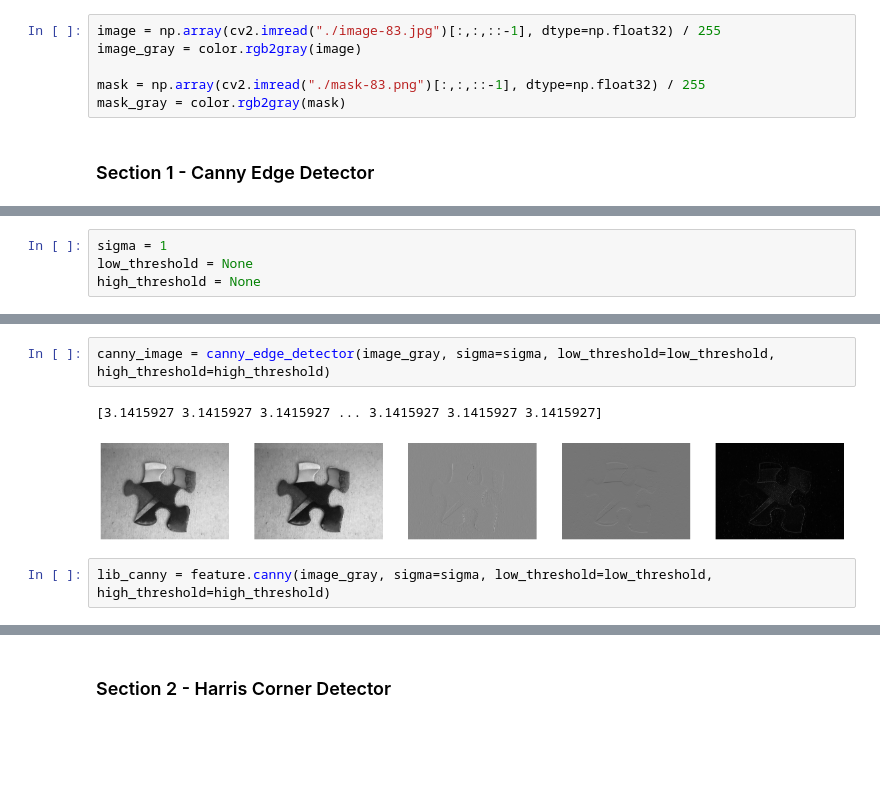
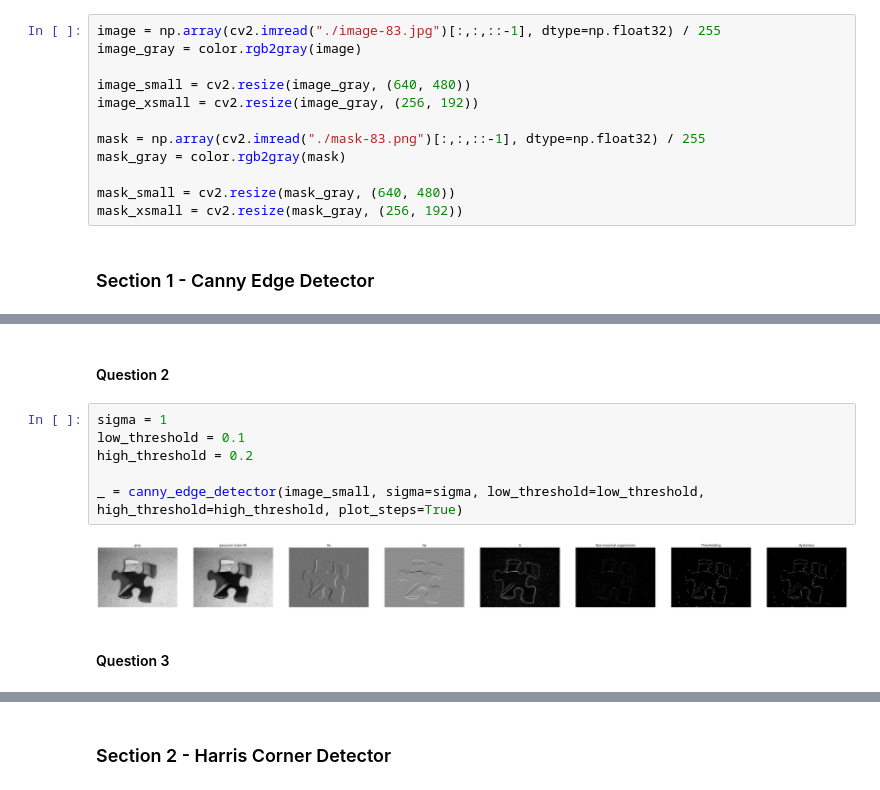
Before and after one commit to mamello-justice/computer-vision, a Jupyter notebook: Lab 4/Lab 4.ipynb, the cells around one changed output, grey strips where cells are left out. Drawn from its saved outputs; the diff is of its cells as text; blank space fills up the shorter version.

```diff
--- a/Lab 4/Lab 4.ipynb
+++ b/Lab 4/Lab 4.ipynb
@@ -16,7 +16,13 @@ import matplotlib.pyplot as plt
 image = np.array(cv2.imread("./image-83.jpg")[:,:,::-1], dtype=np.float32) / 255
 image_gray = color.rgb2gray(image)
 
+image_small = cv2.resize(image_gray, (640, 480))
+image_xsmall = cv2.resize(image_gray, (256, 192))
+
 mask = np.array(cv2.imread("./mask-83.png")[:,:,::-1], dtype=np.float32) / 255
 mask_gray = color.rgb2gray(mask)
+
+mask_small = cv2.resize(mask_gray, (640, 480))
+mask_xsmall = cv2.resize(mask_gray, (256, 192))
 # %% [markdown]
 ### Section 1 - Canny Edge Detector
@@ -71,4 +28,0 @@ def canny_edge_detector(image, sigma, low_threshold, high_threshold):
-# %%
-sigma = 1
-low_threshold = None
-high_threshold = None
@@ -75,8 +184,13 @@ high_threshold = None
+# %% [markdown]
+#### Question 2
 # %%
-canny_image = canny_edge_detector(image_gray, sigma=sigma, low_threshold=low_threshold, high_threshold=high_threshold)
+sigma = 1
+low_threshold = 0.1
+high_threshold = 0.2
+
+_ = canny_edge_detector(image_small, sigma=sigma, low_threshold=low_threshold, high_threshold=high_threshold, plot_steps=True)
 # %% [output]
-[3.1415927 3.1415927 3.1415927 ... 3.1415927 3.1415927 3.1415927]
-[figure, old version]
+[figure, new version]
-# %%
-lib_canny = feature.canny(image_gray, sigma=sigma, low_threshold=low_threshold, high_threshold=high_threshold)
+# %% [markdown]
+#### Question 3
 # %%
```
Also changed, not shown: parts of 16 cells of this notebook, 2 other files.
